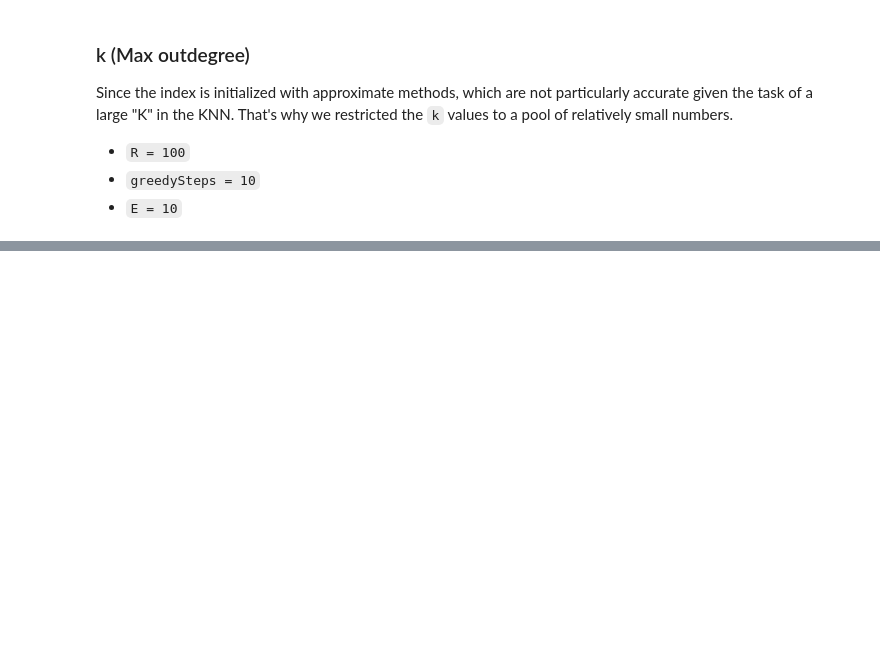
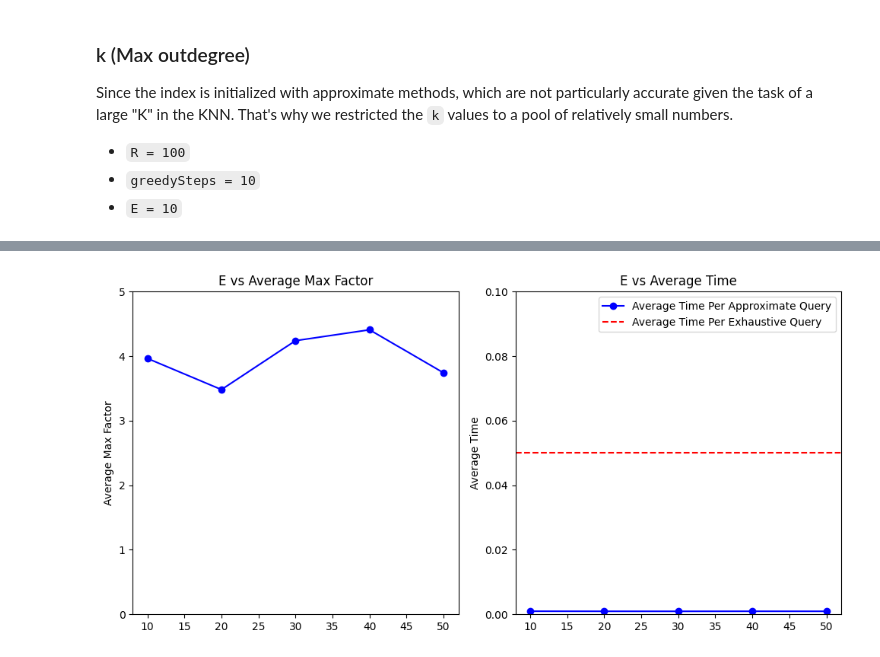
Before and after one commit to UpTheShipCreek/Project2023, a Jupyter notebook: Assignment_2/AlgorithmComparisons.ipynb, the cells around one changed output, grey strips where cells are left out. Drawn from its saved outputs; the diff is of its cells as text; code cells hidden in the pictures; blank space fills up the shorter version.

```diff
--- a/Assignment_2/AlgorithmComparisons.ipynb
+++ b/Assignment_2/AlgorithmComparisons.ipynb
@@ -506,0 +554,40 @@ Since the index is initialized with approximate methods, which are not particula
+# %%
+import matplotlib.pyplot as plt
+
+# Data
+e_values = [10, 20, 30, 40, 50]
+
+average_max_factor = [3.964766, 3.482643, 4.240541,
+                      4.408812,  3.741932]
+
+
+avg_time_approx_query = [0.000979,  0.000958, 0.000951,
+                         0.000965, 0.000956]
+
+
+avg_time_exhaust_query = 0.05  # Rounded up value for AverageTimePerExhaustQuery
+
+# Creating subplots
+fig, (ax1, ax2) = plt.subplots(1, 2, sharex=True, figsize=(10, 5))
+
+# Plotting E vs MaxFactor
+ax1.plot(e_values , average_max_factor, marker='o', linestyle='-', color='b')
+ax1.set_ylabel('Average Max Factor')
+ax1.set_title('E vs Average Max Factor')
+ax1.set_ylim(0.0, 5)
+
+# Plotting E vs AverageTimePerApproxQuery
+ax2.plot(e_values , avg_time_approx_query, marker='o', linestyle='-', color='b', label='Average Time Per Approximate Query')
+ax2.axhline(y=avg_time_exhaust_query, linestyle='--', color='r', label='Average Time Per Exhaustive Query')
+ax2.set_title('E vs Average Time')
+ax2.set_ylabel('Average Time')
+ax2.set_ylim(0.0, 0.1)
+ax2.legend()
+
+# Adjust layout for better spacing
+plt.tight_layout()
+
+# Display the subplots
+plt.show()
+# %% [output]
+[figure, added]
```
Also changed, not shown: parts of 7 cells of this notebook.
